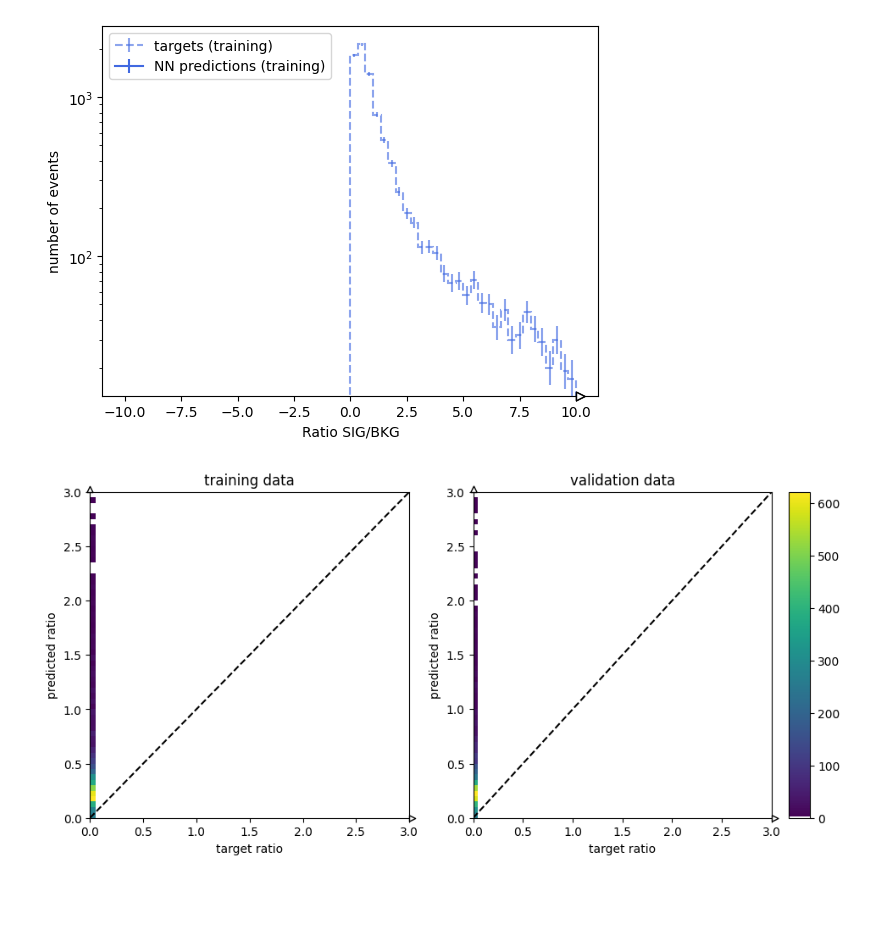
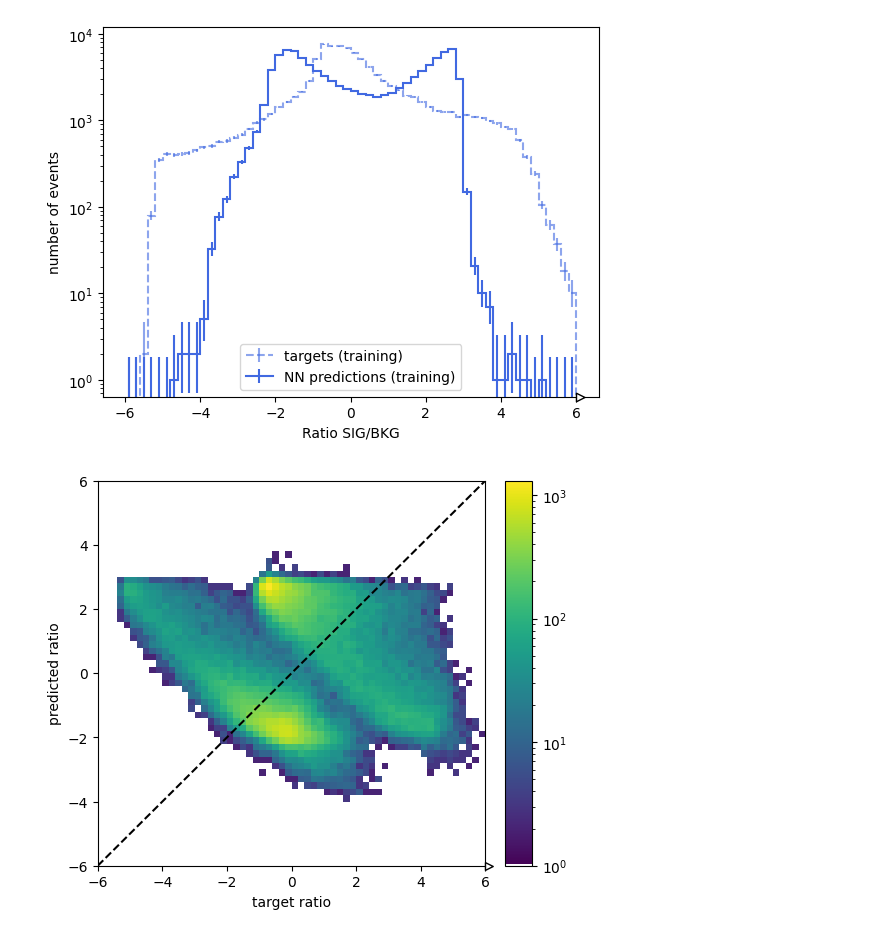
Before and after one commit to hep-cce/nsbi4hep, a Jupyter notebook: plot-carl-outputs.ipynb, the cells around one changed output. Saved outputs shown, nothing was run; the diff lists cells and outputs as text; code cells hidden in the pictures; blank space fills up the shorter version.

Commit message:
Updated CARL analysis

```diff
--- a/plot-carl-outputs.ipynb
+++ b/plot-carl-outputs.ipynb
@@ -70,7 +75,12 @@ features = ['cth_star', 'cth_1', 'cth_2', 'phi_1', 'phi', 'Z1_mass', 'Z2_mass',
 X_sig = sample_sig_processed.kinematics[features].to_numpy()
 X_bkg = sample_bkg_processed.kinematics[features].to_numpy()
 
-X = torch.cat((torch.tensor(X_sig, dtype=torch.float32), torch.tensor(X_bkg, dtype=torch.float32)))
+X = np.concatenate([X_sig, X_bkg], axis=0)
+
+with open(os.path.join(OUTPUT_DIR, SCALER_FILE), 'rb') as f:
+    scaler = pickle.load(f)
+
+X = torch.tensor(scaler.transform(X), dtype=torch.float32)
 
 ratios_sig = (sample_sig_processed.probabilities/sample_sig_processed.reweight(COMPONENT_2, COMPONENT_1).probabilities).to_numpy()
 ratios_bkg = (sample_bkg_processed.reweight(COMPONENT_1, COMPONENT_2).probabilities/sample_bkg_processed.probabilities).to_numpy()
@@ -87,4 +100,4 @@ torch.Size([10000, 9])
 # %%
-loaded_model = model.CARL.load_from_checkpoint(os.path.join(OUTPUT_DIR, CHECKPOINT_DIR, CHECKPOINT))
+loaded_model = carl.CARL.load_from_checkpoint(os.path.join(OUTPUT_DIR, CHECKPOINT_DIR, CHECKPOINT), map_location=torch.device('cpu'))
 # %%
 trainer = Trainer()
@@ -111,31 +122,17 @@ tensor([0.9106, 0.8098, 0.5097,  ..., 0.5682, 0.4856, 0.6918])
 # %%
 BINS = 60
 
-bounds = [,10]
+bounds = [-6,6]
 
 h_predictions_train = hist.Hist(hist.axis.Regular(BINS, *bounds))
-h_predictions_train.fill(predictions_train/(1-predictions_train))
+h_predictions_train.fill(np.log(predictions_train/(1-predictions_train)))
 
 h_targets_train = hist.Hist(hist.axis.Regular(BINS, *bounds))
-h_targets_train.fill(targets_train/(1-targets_train))
-
-#h_predictions_val = hist.Hist(hist.axis.Regular(BINS, *bounds))
-#h_predictions_val.fill(predictions_val/(1-predictions_val))
-
-#h_targets_val = hist.Hist(hist.axis.Regular(BINS, *bounds))
-#h_targets_val.fill(targets_val/(1-targets_val))
-
+h_targets_train.fill(np.log(targets_train/(1-targets_train)))
 
 h_targets_train.plot(color='royalblue', linestyle='--', label='targets (training)', alpha=0.6)
 h_predictions_train.plot(color='royalblue', linestyle='-', label='NN predictions (training)')
 
-
-#bin_edges = h_predictions_val.axes[0].edges
-#bin_centers = (bin_edges[:-1] + bin_edges[1:]) / 2
-#bin_heights = h_predictions_val.values()
-
-#h_targets_val.plot(color='red', linestyle='--', label='targets (validation)', alpha=0.6)
-#plt.scatter(bin_centers, bin_heights, color='red', marker='o', s=20, label='NN predictions (validation)')
 
 plt.xlabel(f'Ratio {component_names[COMPONENT_1]}/{component_names[COMPONENT_2]}')
 plt.ylabel('number of events')
@@ -145,40 +142,33 @@ plt.legend()
 
 plt.show()
 # %% [output]
-[figure, old version]
+[figure, new version]
 # %%
 BINS=60
 
-bounds = [0,3]
+bounds = [-6,6]
 
 h_calibration_train = hist.Hist(
     hist.axis.Regular(BINS, *bounds, name='target ratio'),
     hist.axis.Regular(BINS, *bounds, name='predicted ratio')
 )
 
-h_calibration_train.fill(targets_train/(1-targets_train), predictions_train/(1-predictions_train))
+h_calibration_train.fill(np.log(targets_train/(1-targets_train)), np.log(predictions_train/(1-predictions_train)))
 
-h_calibration_val = hist.Hist(
-    hist.axis.Regular(BINS, *bounds, name='target ratio'),
-    hist.axis.Regular(BINS, *bounds, name='predicted ratio')
-)
+#h_calibration_val = hist.Hist(
+#    hist.axis.Regular(BINS, *bounds, name='target ratio'),
+#    hist.axis.Regular(BINS, *bounds, name='predicted ratio')
+#)
 
-h_calibration_val.fill(targets_val/(1-targets_val), predictions_val/(1-predictions_val))
+#h_calibration_val.fill(targets_val/(1-targets_val), predictions_val/(1-predictions_val))
 
 cmap = colors.ListedColormap(['white'] + plt.cm.viridis.colors[1:])
 
-fig, (ax1,ax2) = plt.subplots(1,2, figsize=(10,5))
+fig = plt.figure(figsize=(5,5))
 
-h_calibration_train.plot2d(ax=ax1, cmap=cmap, cbar=False)
-ax1.plot(np.linspace(*bounds), np.linspace(*bounds), color='k', linestyle='--')
-
-ax1.set_title('training data')
-
-h_calibration_val.plot2d(ax=ax2, cmap=cmap)
-ax2.plot(np.linspace(*bounds), np.linspace(*bounds), color='k', linestyle='--')
-
-ax2.set_title('validation data')
+h_calibration_train.plot2d(cmap=cmap, cbar=True, norm=LogNorm())
+plt.plot(np.linspace(*bounds), np.linspace(*bounds), color='k', linestyle='--')
 
 plt.show()
 # %% [output]
-[figure, old version]
+[figure, new version]
```
Also changed, not shown: parts of 8 cells of this notebook.
